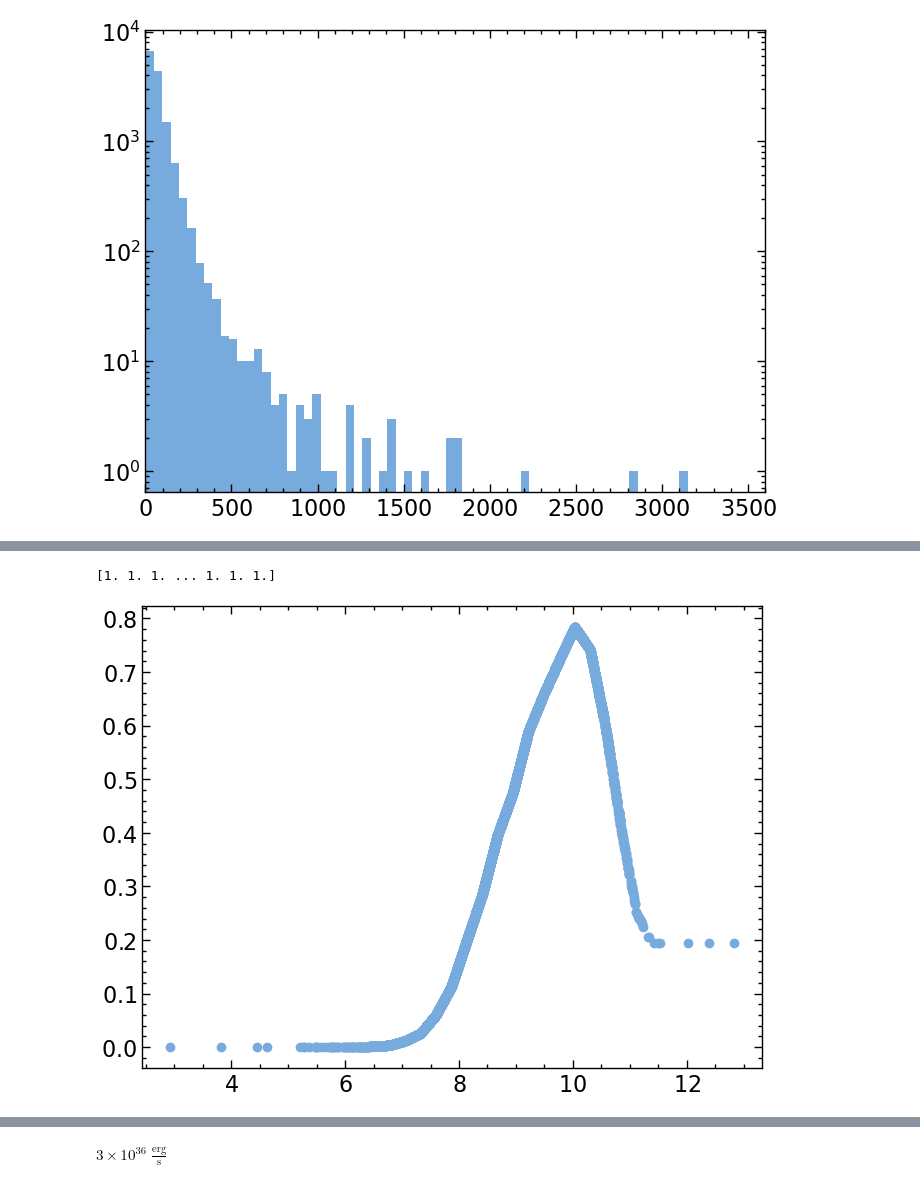
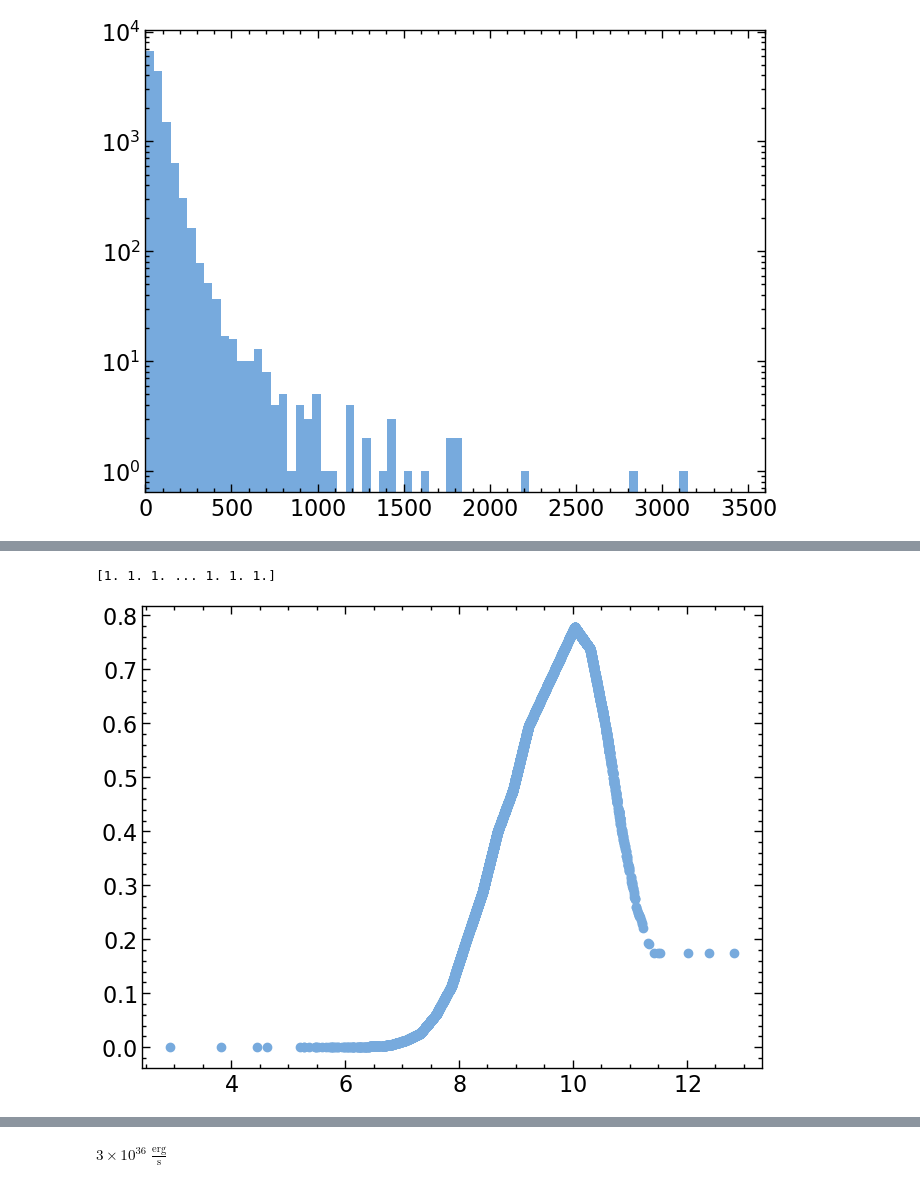
Before and after one commit to burke86/imbh_demographics, a Jupyter notebook: vla.ipynb, the cells around one changed output, grey strips where cells are left out. Drawn from its saved outputs; the diff is of its cells as text; code cells hidden in the pictures.

```diff
--- a/vla.ipynb
+++ b/vla.ipynb
@@ -284,12 +405,12 @@ result_table[0].write('vlass_matches.txt', format='csv', overwrite=True)
 mask_point = result_table[0]['DCMaj'] < 0.5
 
 beam = np.pi*(2.5)**2/(4*np.log(2))
-data_50Mpc['Ftot'] = 5 * 2.1 * beam # RMS mJy / beam * beam
+data_50Mpc['Ftot'] = 2.1 * beam # RMS mJy / beam * beam
 data_50Mpc['e_Ftot'] = -1.0 # mJy
 
 # No size constraint
 cat_result = SkyCoord(result_table[0]['RAJ2000'], result_table[0]['DEJ2000'])
-idx_result, idx_50Mpc, d2d, d3d = cat_50Mpc.search_around_sky(cat_result, 5*u.arcsec)
+idx_result, idx_50Mpc, d2d, d3d = cat_50Mpc.search_around_sky(cat_result, 10.0*u.arcsec) #.....
 data_50Mpc['Ftot'][idx_50Mpc] = result_table[0]['Ftot'][idx_result]
 
 # Point source size constraint
@@ -303,8 +424,16 @@ fig, ax = plt.subplots(1, 1, figsize=(5.2, 4.3))
 
 F2L = 4*np.pi*(data_50Mpc['bestdist']*u.Mpc)**2
 y = np.log10((data_50Mpc['Ftot']*u.mJy * F2L).to(u.erg/u.s, equivalencies=u.spectral_density(3*u.GHz)).value) # 15 % correction
-yerr = 0.434 * np.log10((data_50Mpc['e_Ftot']*u.mJy * F2L).to(u.erg/u.s, equivalencies=u.spectral_density(3*u.GHz)).value) / y
-yerr[~np.isfinite(yerr)] = -1
+fr = data_50Mpc['Ftot']
+fr_err = data_50Mpc['e_Ftot']
+
+d = (data_50Mpc['bestdist']*u.Mpc).to(u.cm).value
+d_err = (data_50Mpc['bestdist_error']*u.Mpc).to(u.cm).value
+#log_lx_idx_result = np.log10(fr*4*np.pi*d**2)
+lx_err = (data_50Mpc['Ftot']*u.mJy * F2L).to(u.erg/u.s, equivalencies=u.spectral_density(3*u.GHz)).value * np.sqrt((fr_err/fr)**2 + 2*(d_err/d)**2) # l df / f
+
+yerr = 0.434 * np.log10(lx_err) / y
+yerr[fr_err==-1] = -1.0
 
 x = data_50Mpc['logmass']
 xerr = np.sqrt((data_50Mpc['logmass_error'])**2 + 0.3**2)
@@ -603,32 +729,32 @@ mask_nod25 = ~np.isfinite(d25)
 # Start with size-mass relation
 d25[mask_nod25 & (colortype=='early')] = 4 * 3.47*1e-5*(10**(x[mask_nod25 & (colortype=='early')]))**0.56 # 0.5 dex scatter
 d25[mask_nod25 & (colortype=='late')] = 4 * 0.1*(10**(x[mask_nod25 & (colortype=='late')]))**0.14 * (1 + 10**(x[mask_nod25 & (colortype=='late')])/(3.98*1e10))**(0.39 - 0.14) # 0.5 dex scatter
 d25[mask_nod25] = d25[mask_nod25] * cosmo.arcsec_per_kpc_proper(z_at_value(cosmo.comoving_distance, dist[mask_nod25]*u.Mpc)).value
 # Start with average value for galaxies without best type
 n = np.full(len(x), 2.5)
 n[colortype=='early'] = 4.0
 n[colortype=='late'] = 1.0
 print(n)
 
 logLIR = data_50Mpc['logLIR'][mask_valid]
 logLIRerr = data_50Mpc['logLIR_err'][mask_valid]
 
 
 p_obs = np.clip(np.interp(x, np.log10(M), np.mean(completeness_50MGC, axis=1)), 1e-6, 1)
 #p_obs = np.ones_like(x)
 plt.scatter(x, p_obs)
 
 # Save the input for multiwavelength analysis!
 tvar = Table([x, y, xerr, yerr, logLIR, logLIRerr, d25, n, p_obs], names=['x', 'y', 'xerr', 'yerr', 'loglir', 'loglirerr', 'd25', 'n', 'pobs'])
 tvar.write('tvla.txt', overwrite=True, format='ascii')
 
 ## INFERENCE
 
 nsamp=1000
-nburn=200
+nburn=500
 scale_hist=1
 color='C2'
 ylims=[None, None]
 # %% [output]
 [1. 1. 1. ... 1. 1. 1.]
-[figure, old version]
+[figure, new version]
```
Also changed, not shown: parts of 23 cells of this notebook, 1 other file.
